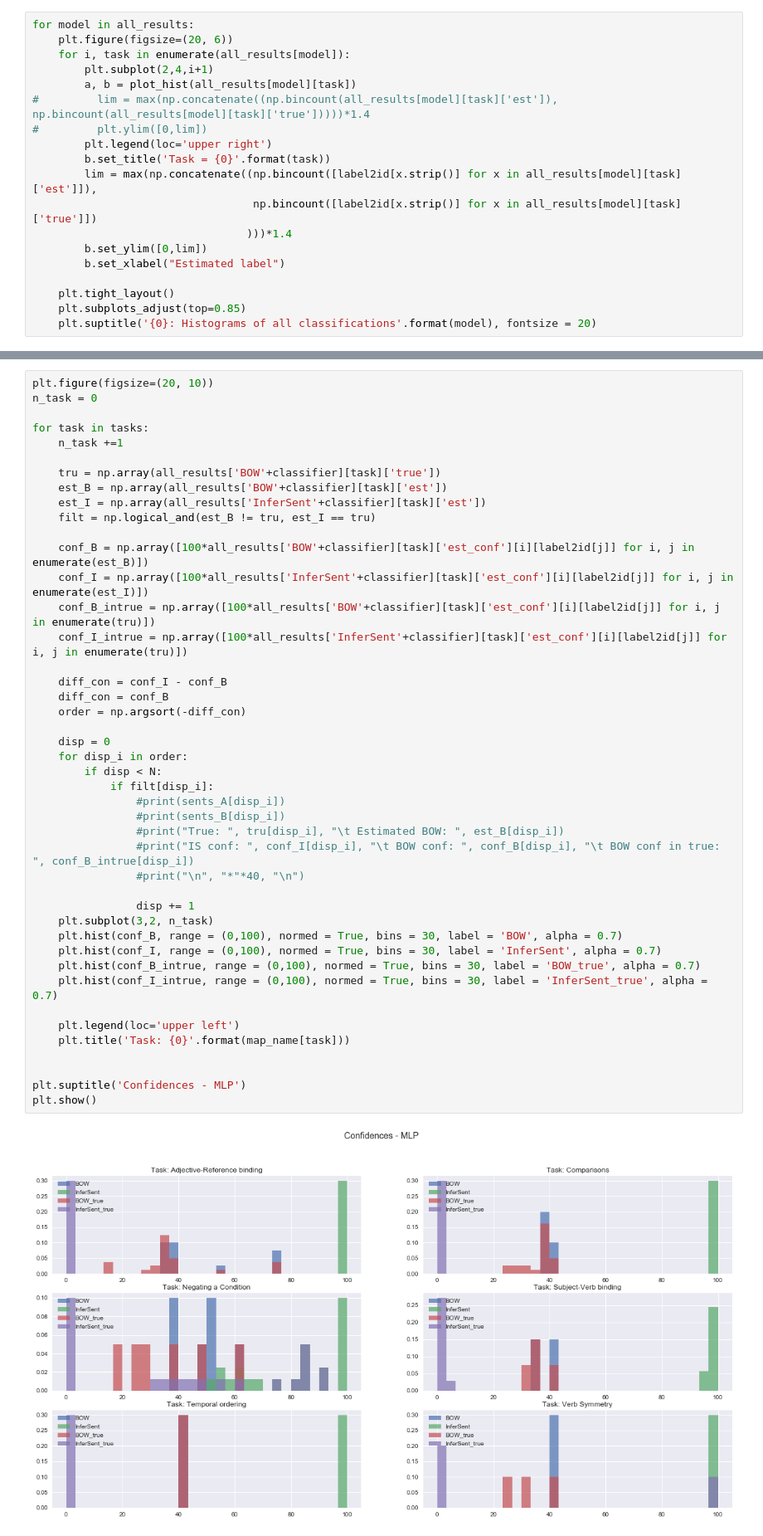
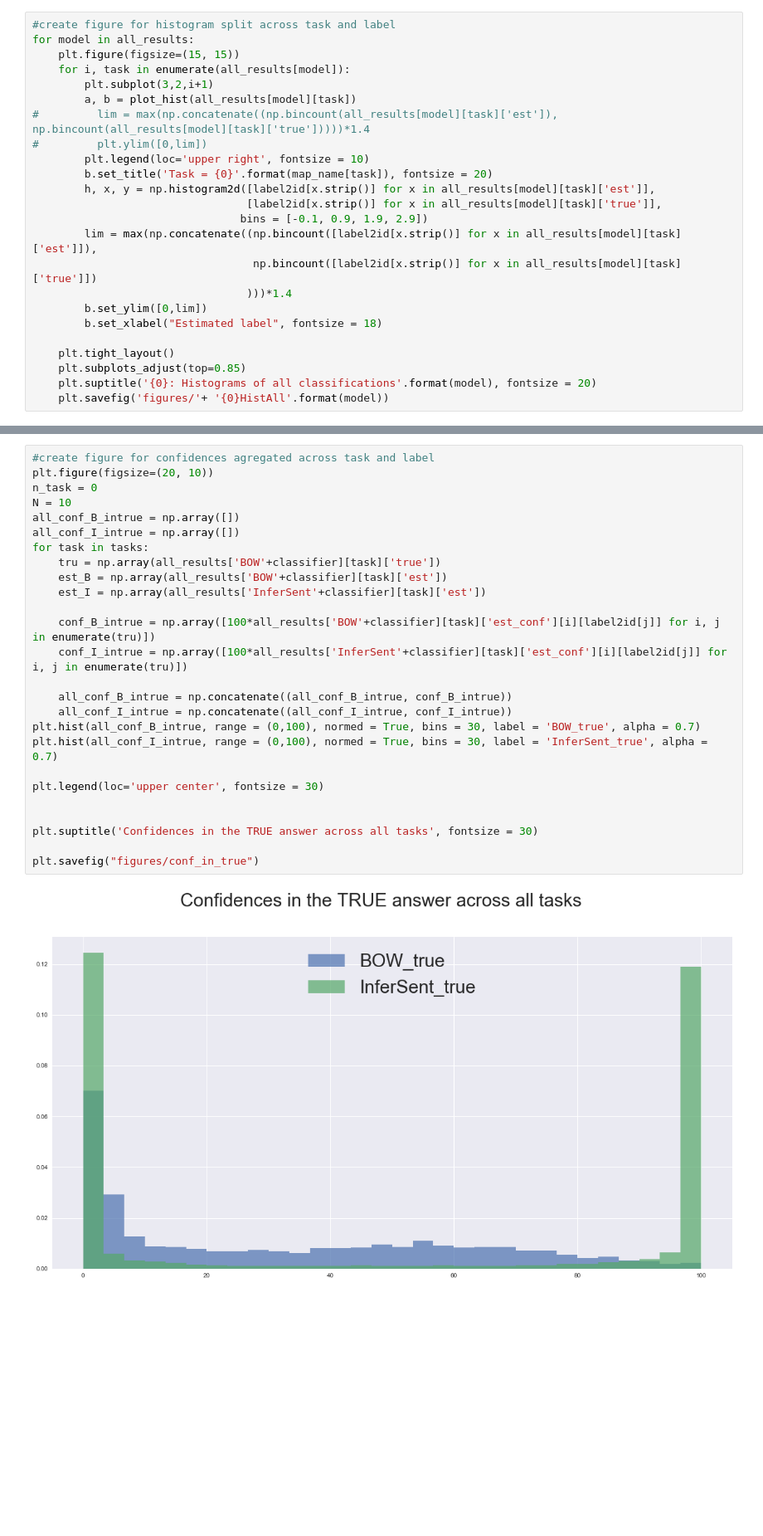
Before and after one commit to ishita-dg/ScrambleTests, a Jupyter notebook: AnalyzeTests.ipynb, the cells around one changed output, grey strips where cells are left out. Shown at 83% size. Cells and saved outputs as stored; diff of their text form; blank space fills up the shorter version.

```diff
--- a/AnalyzeTests.ipynb
+++ b/AnalyzeTests.ipynb
@@ -76,22 +81,27 @@ def plot_hist(data):
         data=data)
     return plt.gcf(), ax
 # %%
+#create figure for histogram split across task and label
 for model in all_results:
-    plt.figure(figsize=(20, 6))
+    plt.figure(figsize=(15, 15))
     for i, task in enumerate(all_results[model]):
-        plt.subplot(2,4,i+1)
+        plt.subplot(3,2,i+1)
         a, b = plot_hist(all_results[model][task])
 #         lim = max(np.concatenate((np.bincount(all_results[model][task]['est']), np.bincount(all_results[model][task]['true']))))*1.4
 #         plt.ylim([0,lim])
-        plt.legend(loc='upper right')
-        b.set_title('Task = {0}'.format(task))
+        plt.legend(loc='upper right', fontsize = 10)
+        b.set_title('Task = {0}'.format(map_name[task]), fontsize = 20)
+        h, x, y = np.histogram2d([label2id[x.strip()] for x in all_results[model][task]['est']],
+                                 [label2id[x.strip()] for x in all_results[model][task]['true']],
+                                bins = [-0.1, 0.9, 1.9, 2.9])
         lim = max(np.concatenate((np.bincount([label2id[x.strip()] for x in all_results[model][task]['est']]),
                                   np.bincount([label2id[x.strip()] for x in all_results[model][task]['true']])
                                  )))*1.4
         b.set_ylim([0,lim])
-        b.set_xlabel("Estimated label")
+        b.set_xlabel("Estimated label", fontsize = 18)
 
     plt.tight_layout()
     plt.subplots_adjust(top=0.85)
     plt.suptitle('{0}: Histograms of all classifications'.format(model), fontsize = 20)
+    plt.savefig('figures/'+ '{0}HistAll'.format(model))
 # %% [output]
@@ -150,46 +171,28 @@ FileNotFoundError: [Errno 2] No such file or directory: 'testData/adjr_A.txt'
 # %%
+#create figure for confidences agregated across task and label
 plt.figure(figsize=(20, 10))
 n_task = 0
-
+N = 10
+all_conf_B_intrue = np.array([])
+all_conf_I_intrue = np.array([])
 for task in tasks:
-    n_task +=1
-
     tru = np.array(all_results['BOW'+classifier][task]['true'])
     est_B = np.array(all_results['BOW'+classifier][task]['est'])
     est_I = np.array(all_results['InferSent'+classifier][task]['est'])
-    filt = np.logical_and(est_B != tru, est_I == tru)
 
-    conf_B = np.array([100*all_results['BOW'+classifier][task]['est_conf'][i][label2id[j]] for i, j in enumerate(est_B)])
-    conf_I = np.array([100*all_results['InferSent'+classifier][task]['est_conf'][i][label2id[j]] for i, j in enumerate(est_I)])
     conf_B_intrue = np.array([100*all_results['BOW'+classifier][task]['est_conf'][i][label2id[j]] for i, j in enumerate(tru)])
     conf_I_intrue = np.array([100*all_results['InferSent'+classifier][task]['est_conf'][i][label2id[j]] for i, j in enumerate(tru)])
 
-    diff_con = conf_I - conf_B
-    diff_con = conf_B
-    order = np.argsort(-diff_con)
+    all_conf_B_intrue = np.concatenate((all_conf_B_intrue, conf_B_intrue))
+    all_conf_I_intrue = np.concatenate((all_conf_I_intrue, conf_I_intrue))
+plt.hist(all_conf_B_intrue, range = (0,100), normed = True, bins = 30, label = 'BOW_true', alpha = 0.7)
+plt.hist(all_conf_I_intrue, range = (0,100), normed = True, bins = 30, label = 'InferSent_true', alpha = 0.7)
 
-    disp = 0
-    for disp_i in order:
-        if disp < N:
-            if filt[disp_i]:
-                #print(sents_A[disp_i])
-                #print(sents_B[disp_i])
-                #print("True: ", tru[disp_i], "\t Estimated BOW: ", est_B[disp_i])
-                #print("IS conf: ", conf_I[disp_i], "\t BOW conf: ", conf_B[disp_i], "\t BOW conf in true: ", conf_B_intrue[disp_i])
-                #print("\n", "*"*40, "\n")
-
-                disp += 1
-    plt.subplot(3,2, n_task)
-    plt.hist(conf_B, range = (0,100), normed = True, bins = 30, label = 'BOW', alpha = 0.7)
-    plt.hist(conf_I, range = (0,100), normed = True, bins = 30, label = 'InferSent', alpha = 0.7)
-    plt.hist(conf_B_intrue, range = (0,100), normed = True, bins = 30, label = 'BOW_true', alpha = 0.7)
-    plt.hist(conf_I_intrue, range = (0,100), normed = True, bins = 30, label = 'InferSent_true', alpha = 0.7)
-
-    plt.legend(loc='upper left')
-    plt.title('Task: {0}'.format(map_name[task]))
+plt.legend(loc='upper center', fontsize = 30)
 
 
-plt.suptitle('Confidences - MLP')
-plt.show()
+plt.suptitle('Confidences in the TRUE answer across all tasks', fontsize = 30)
+
+plt.savefig("figures/conf_in_true")
 # %% [output]
-[figure, old version]
+[figure, new version]
```
Also changed, not shown: parts of 6 cells of this notebook, 39 other files.
